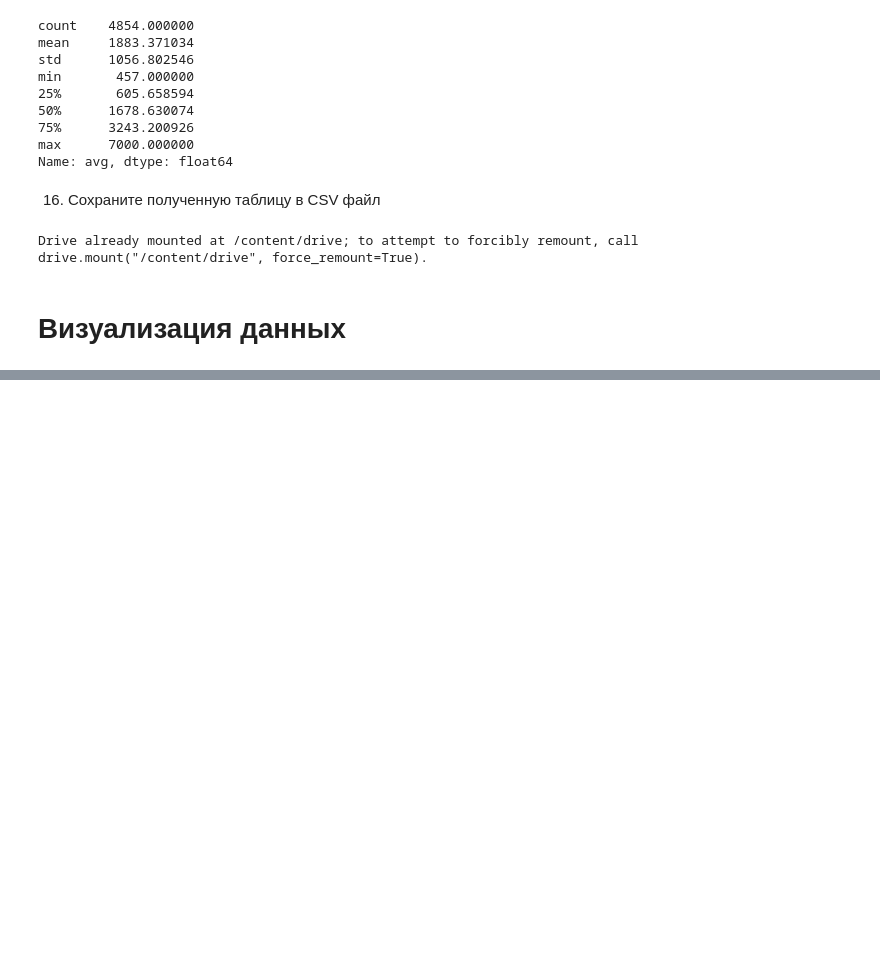
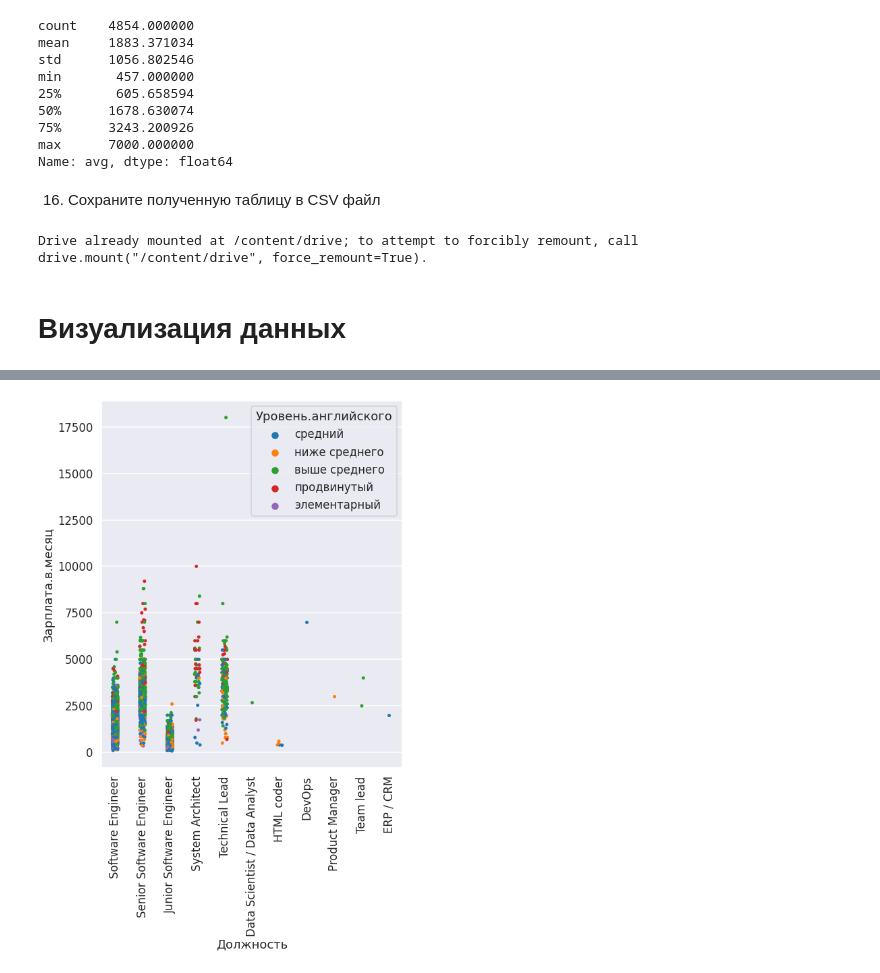
Before and after one commit to PavelStelmakhV/hw303-data-visualization, a Jupyter notebook: Hw2.2.ipynb, the cells around one changed output, grey strips where cells are left out. Drawn from its saved outputs; the diff is of its cells as text; code cells hidden in the pictures; blank space fills up the shorter version.

```diff
--- a/Hw2.2.ipynb
+++ b/Hw2.2.ipynb
@@ -225,0 +223,12 @@ sns.scatterplot(x='mpg', y='displacement', data=data)
+# %%
+%matplotlib inline
+df_s = df.copy()
+plt.figure(figsize = (8,10))
+sns.set_style("darkgrid")
+sns.set_context(context='talk', font_scale=1, rc=None)
+sns.stripplot(x='Должность', y='Зарплата.в.месяц', hue='Уровень.английского',data=df_s)
+# axes.labelcolor('red')
+plt.xticks(rotation=90)
+plt.show()
+# %% [output]
+[figure, added]
```
Also changed, not shown: parts of 5 cells of this notebook.
